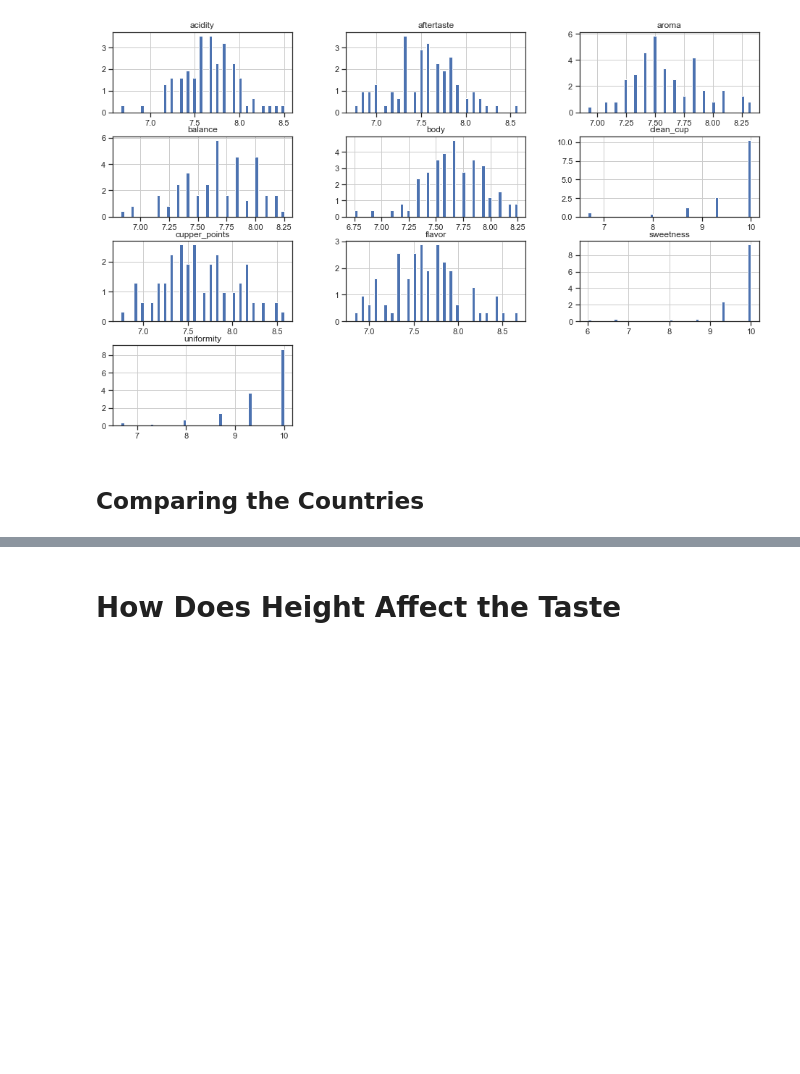
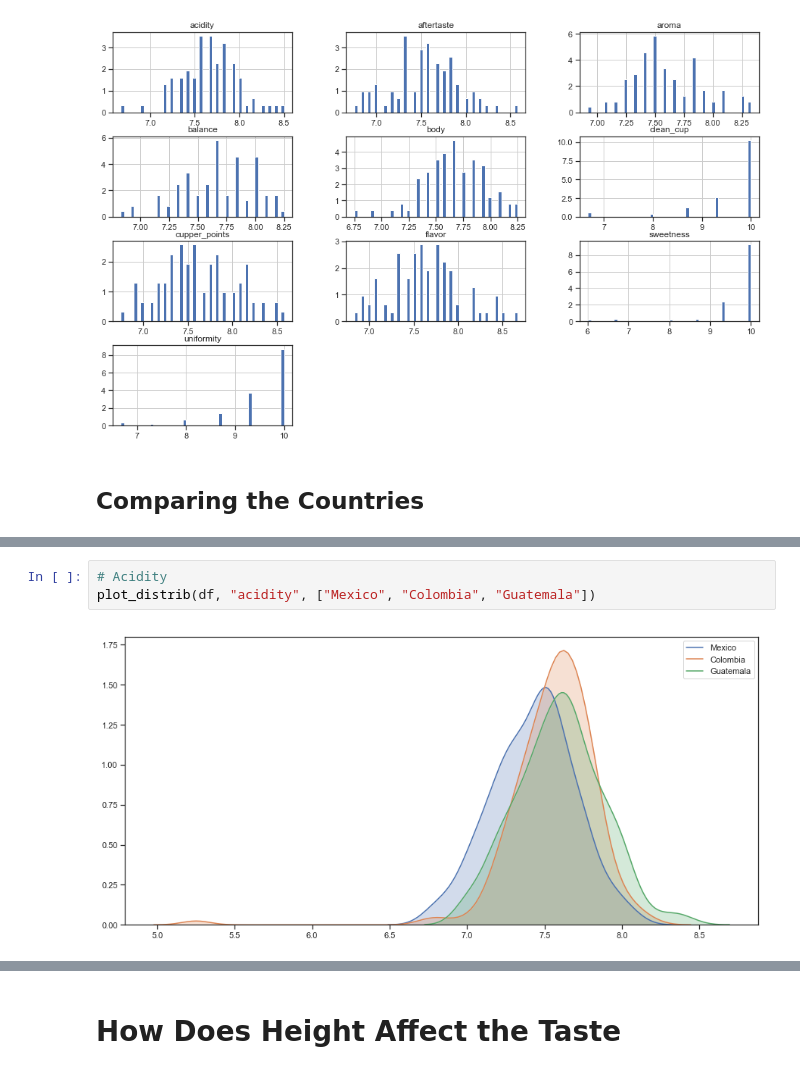
Before and after one commit to Evelyn-H/Data-Analysis-Course, a Jupyter notebook: Coffee Explorations.ipynb, the cells around one changed output, grey strips where cells are left out. Drawn from its saved outputs; the diff is of its cells as text; blank space fills up the shorter version.

```diff
--- a/Coffee Explorations.ipynb
+++ b/Coffee Explorations.ipynb
@@ -347,0 +356,5 @@ array([[<matplotlib.axes._subplots.AxesSubplot object at 0x...>,
+# %%
+# Acidity
+plot_distrib(df, "acidity", ["Mexico", "Colombia", "Guatemala"])
+# %% [output]
+[figure, added]
```
Also changed, not shown: parts of 9 cells of this notebook.
